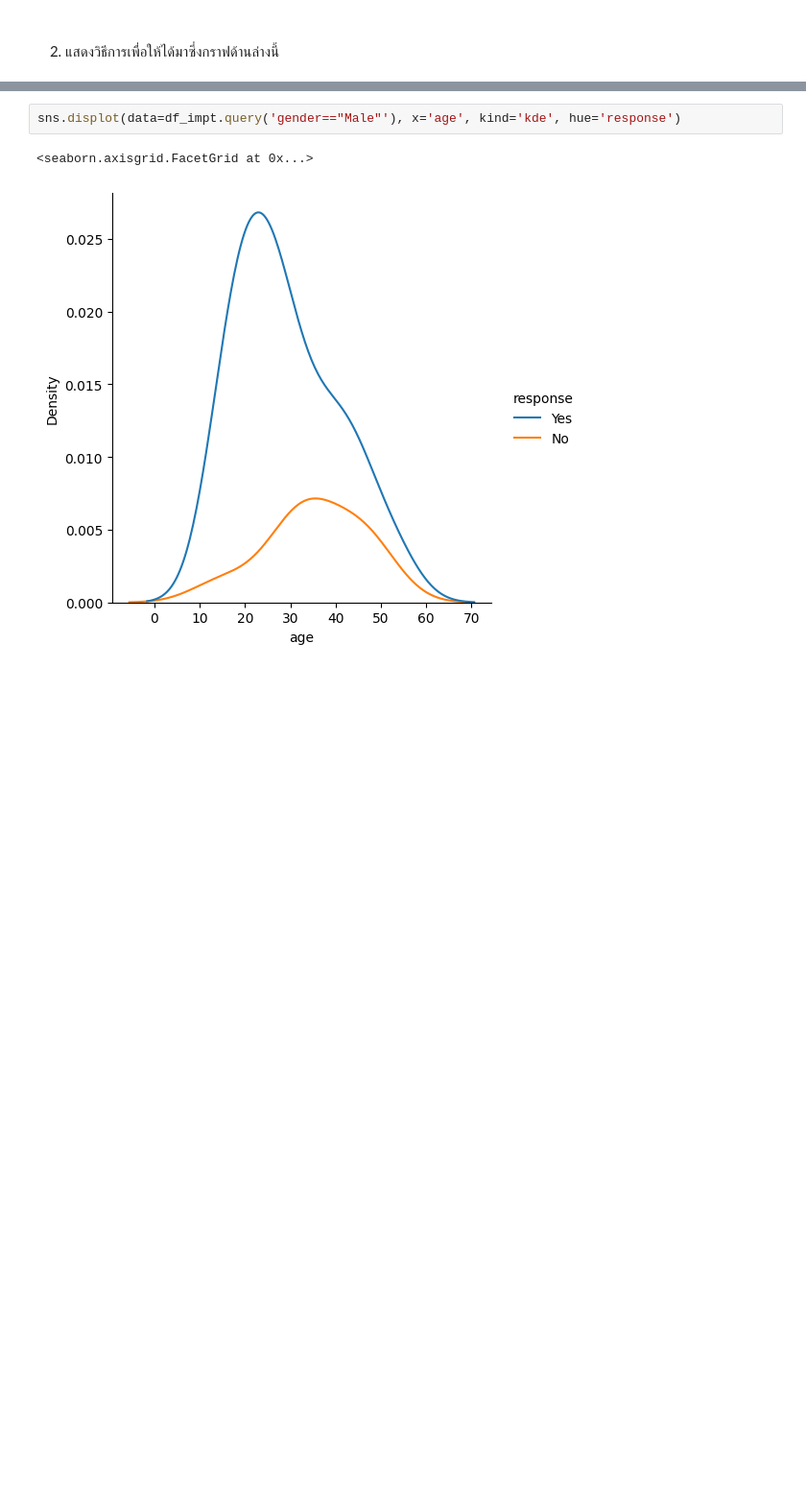
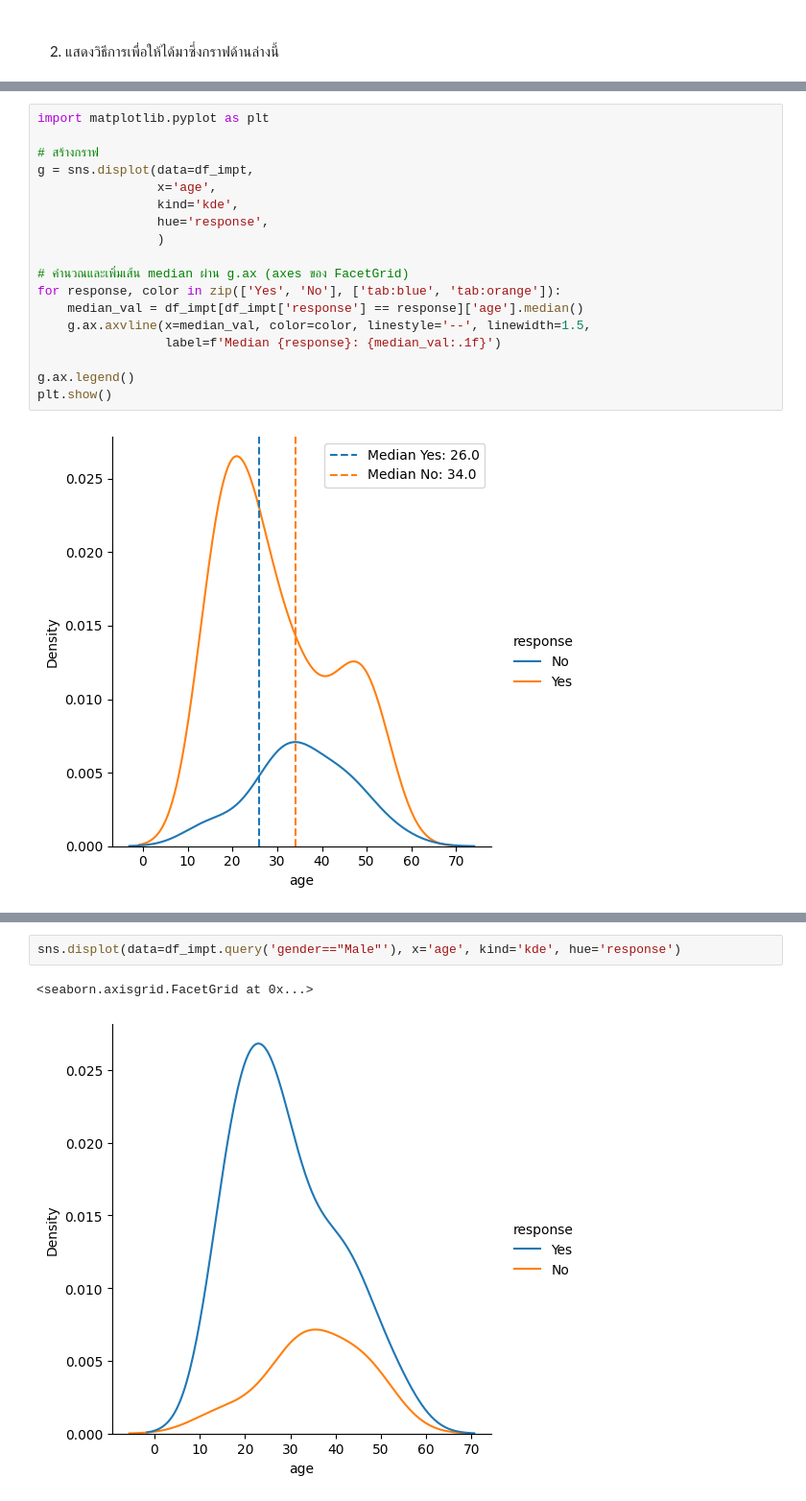
Before and after one commit to amornpan/pstat, a Jupyter notebook: 2026-01-03/เฉลยแบบฝึกหัด4.ipynb, the cells around one changed output, grey strips where cells are left out. Shown at 96% size. Drawn from its saved outputs; the diff is of its cells as text; blank space fills up the shorter version.

```diff
--- a/2026-01-03/เฉลยแบบฝึกหัด4.ipynb
+++ b/2026-01-03/เฉลยแบบฝึกหัด4.ipynb
@@ -102,0 +270,20 @@ ShapiroResult(statistic=np.float64(0.9293703357594011), pvalue=np.float64(0.0001
+# %%
+import matplotlib.pyplot as plt
+
+# สร้างกราฟ
+g = sns.displot(data=df_impt,
+                x='age',
+                kind='kde',
+                hue='response',
+                )
+
+# คำนวณและเพิ่มเส้น median ผ่าน g.ax (axes ของ FacetGrid)
+for response, color in zip(['Yes', 'No'], ['tab:blue', 'tab:orange']):
+    median_val = df_impt[df_impt['response'] == response]['age'].median()
+    g.ax.axvline(x=median_val, color=color, linestyle='--', linewidth=1.5,
+                 label=f'Median {response}: {median_val:.1f}')
+
+g.ax.legend()
+plt.show()
+# %% [output]
+[figure, added]
```
Also changed, not shown: parts of 69 cells of this notebook, 11 other files.
